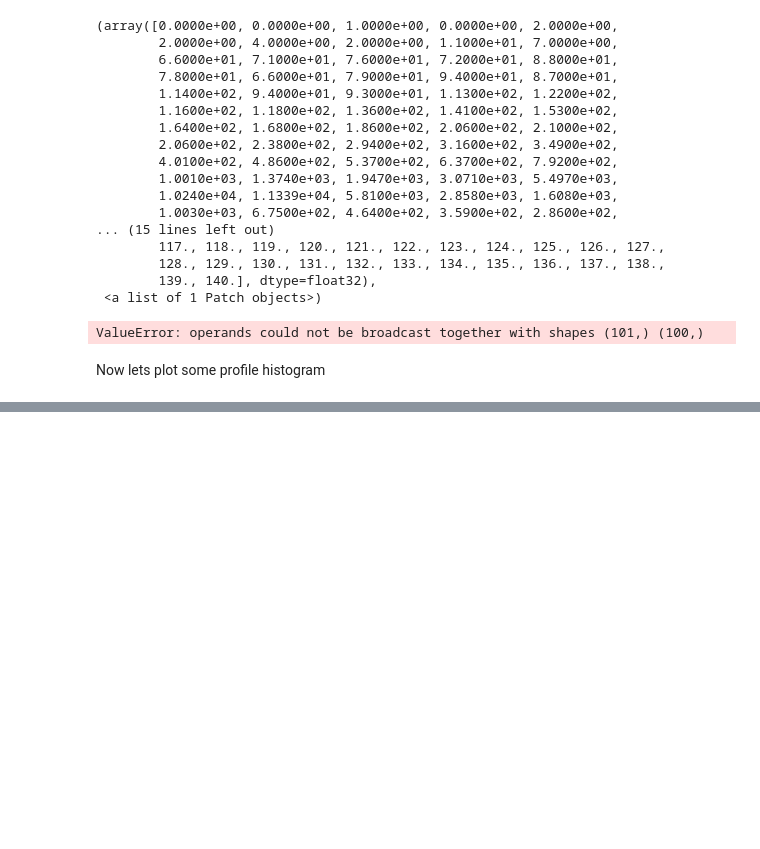
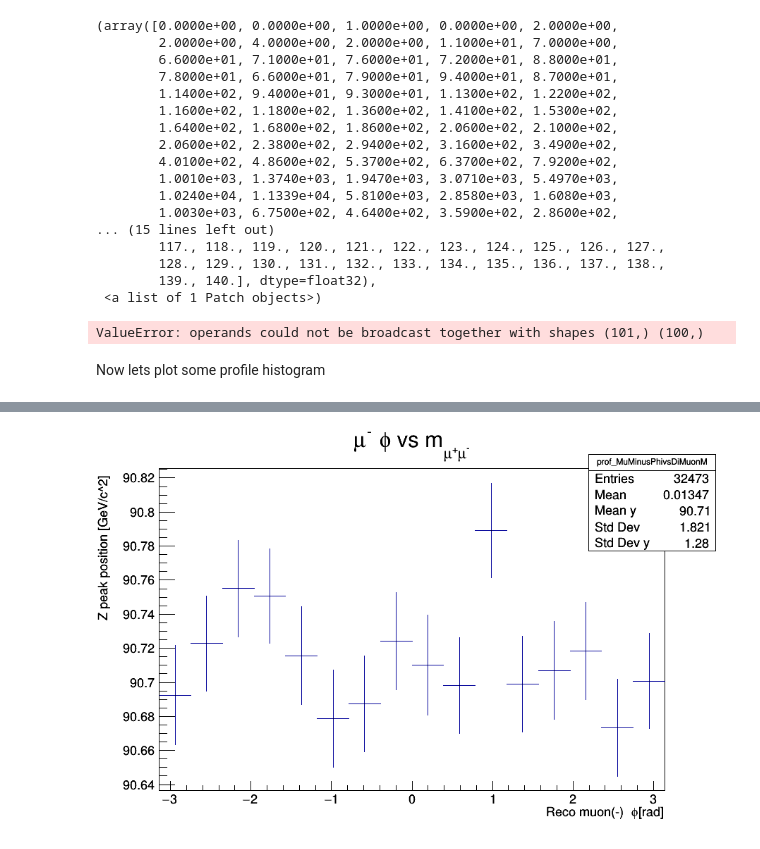
Before and after one commit to Taiantuia/MuonHATSatLPC2020, a Jupyter notebook: Exercise-2-Muon-momentum-scale-and-resolution-corrections.ipynb, the cells around one changed output, grey strips where cells are left out. Saved outputs shown, nothing was run; the diff lists cells and outputs as text; code cells hidden in the pictures; blank space fills up the shorter version.

```diff
--- a/Exercise-2-Muon-momentum-scale-and-resolution-corrections.ipynb
+++ b/Exercise-2-Muon-momentum-scale-and-resolution-corrections.ipynb
@@ -149,0 +172,5 @@ mup_phi=two_opposite_good_muons.phi[two_opposite_good_muons.charge>0].flatten()
+# %%
+c2 = ROOT.TCanvas("mumphidimum","",900,600)
+prof_MuMinusPhivsDiMuonM.Draw()
+c2.Draw()
+# %% [output]
@@ -149,0 +178 @@ mup_phi=two_opposite_good_muons.phi[two_opposite_good_muons.charge>0].flatten()
+[figure, added]
```
Also changed, not shown: parts of 20 cells of this notebook.
